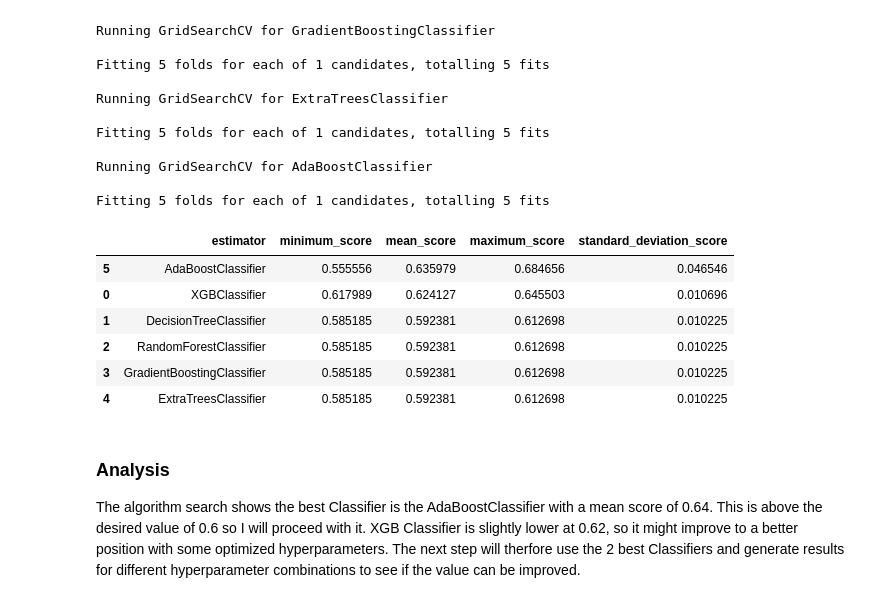
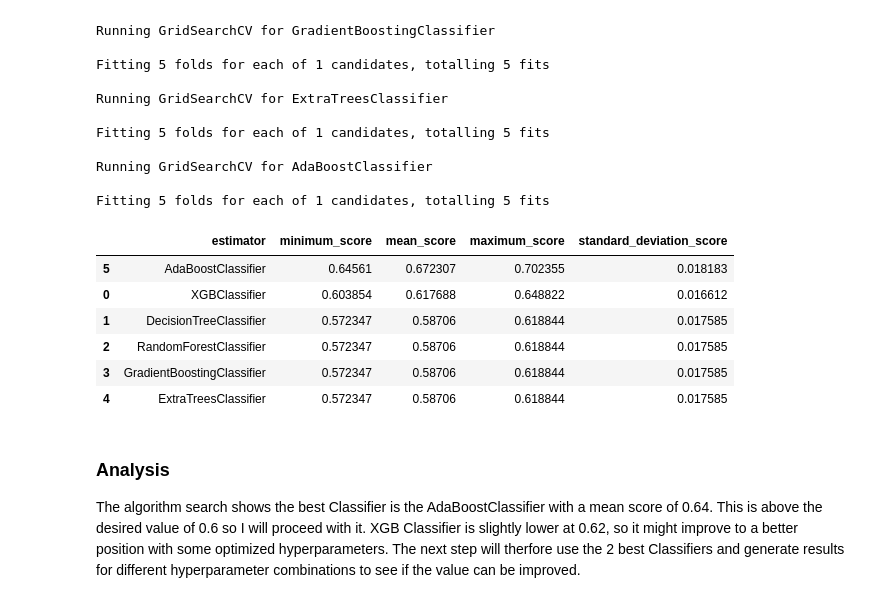
Before and after one commit to A-Hoenig/student-AI, a Jupyter notebook: jupyter_notebooks/NB_8a_math_model_class_5.ipynb, the cells around one changed output. Cells and saved outputs as stored; diff of their text form; code cells hidden in the pictures.

```diff
--- a/jupyter_notebooks/NB_8a_math_model_class_5.ipynb
+++ b/jupyter_notebooks/NB_8a_math_model_class_5.ipynb
@@ -133,19 +217,12 @@ df_math.head()
 # %%
 def PipelineOptimization(model):
-    pipeline_base = ImbPipeline([
+    pipeline_base = Pipeline([
 
         ("OrdinalCategoricalEncoder", OrdinalEncoder(
             encoding_method='arbitrary',
-            variables=[
-                'Gender',
-                'EthnicGroup',
-                'ParentEduc',
-                'LunchType',
-                'TestPrep',
-                ])),
-
-        #("undersample", RandomUnderSampler()),  # Assuming enough data values - another option will be SMOTE
-        # ("oversample", SMOTE()),  # alternate balancing technique -- only allow one or teh other until best option is determined
+            variables=feature_list
+                )
+                ),
 
         ("feature_selection", SelectFromModel(model)),
 
@@ -255,10 +407,17 @@ class HyperparameterOptimizationSearch:
 # %%
-df_transformed = EqualFrequencyDiscretiser(q=5, variables=['MathScore'])
-df_maths_bins = df_transformed.fit_transform(df_math)
+efd = EqualFrequencyDiscretiser(q=classes, variables=target_variable)
+df_discretized = efd.fit_transform(df)
+print(f"* The classes represent the following ranges: \n{efd.binner_dict_} \n")
 
-print(f"* The classes represent the following ranges: \n{df_transformed.binner_dict_} \n")
-fig_maths_bins = sns.countplot(data=df_maths_bins, x='MathScore')
-plt.bar_label(fig_maths_bins.containers[0])
+# Plotting
+fig_df_discretized = sns.countplot(data=df_discretized, x=target_variable)
+
+# Add custom labels to bars
+for container in fig_df_discretized.containers:
+    plt.bar_label(container, label_type='edge')
+
+plt.xticks(ticks=range(len(class_labels)), labels=class_labels, rotation=45, ha='right')
+
 plt.show()
 # %% [output]
 * The classes represent the following ranges:
@@ -327,4 +425,0 @@ This plot shows the data is imbalanced, especially the fail grades (0). Since I
-# %%
-undersample = RandomUnderSampler(random_state=0)
-math_train_features, math_train_scores = undersample.fit_resample(math_train_features, math_train_scores)
-print(math_train_features.shape, math_train_scores.shape)
@@ -343,6 +534,6 @@ This plot shows the resulting Target distribution is now well balanced and as pr
 # %%
-model_search = HyperparameterOptimizationSearch(models=models_algorithm_list, parameters=parameters_list)
-model_search.fit(math_train_features, math_train_scores, scoring=make_scorer(recall_score, labels=[0], average=None), n_jobs=-1, cv=5)
+model_search = HyperparameterOptimizationSearch(models=models_list, parameters=parameter_defaults)
+model_search.fit(train_features, train_scores, scoring=make_scorer(recall_score, labels=[0], average=None), n_jobs=-1, cv=5)
 # %% [output]
 Running GridSearchCV for XGBClassifier
 
@@ -367,16 +558,16 @@ Running GridSearchCV for AdaBoostClassifier
 
 Fitting 5 folds for each of 1 candidates, totalling 5 fits
 # %%
-model_grid_search_summary, model_grid_search_pipelines = model_search.score_summary(sort_by='mean_score')
-model_grid_search_summary
+classifier_summary, grid_search_pipelines = model_search.score_summary(sort_by='mean_score')
+classifier_summary
 # %% [output]
 |  | estimator | minimum_score | mean_score | maximum_score | standard_deviation_score |
-| 5 | AdaBoostClassifier | 0.555556 | 0.635979 | 0.684656 | 0.046546 |
-| 0 | XGBClassifier | 0.617989 | 0.624127 | 0.645503 | 0.010696 |
-| 1 | DecisionTreeClassifier | 0.585185 | 0.592381 | 0.612698 | 0.010225 |
-| 2 | RandomForestClassifier | 0.585185 | 0.592381 | 0.612698 | 0.010225 |
-| 3 | GradientBoostingClassifier | 0.585185 | 0.592381 | 0.612698 | 0.010225 |
-| 4 | ExtraTreesClassifier | 0.585185 | 0.592381 | 0.612698 | 0.010225 |
+| 5 | AdaBoostClassifier | 0.64561 | 0.672307 | 0.702355 | 0.018183 |
+| 0 | XGBClassifier | 0.603854 | 0.617688 | 0.648822 | 0.016612 |
+| 1 | DecisionTreeClassifier | 0.572347 | 0.58706 | 0.618844 | 0.017585 |
+| 2 | RandomForestClassifier | 0.572347 | 0.58706 | 0.618844 | 0.017585 |
+| 3 | GradientBoostingClassifier | 0.572347 | 0.58706 | 0.618844 | 0.017585 |
+| 4 | ExtraTreesClassifier | 0.572347 | 0.58706 | 0.618844 | 0.017585 |
 # %% [markdown]
 ### Analysis
 The algorithm search shows the best Classifier is the AdaBoostClassifier with a mean score of 0.64. This is above the desired value of 0.6 so I will proceed with it. XGB Classifier is slightly lower at 0.62, so it might improve to a better position with some optimized hyperparameters. The next step will therfore use the 2 best Classifiers and generate results for different hyperparameter combinations to see if the value can be improved.
```
Also changed, not shown: parts of 70 cells of this notebook, 4 other files.
